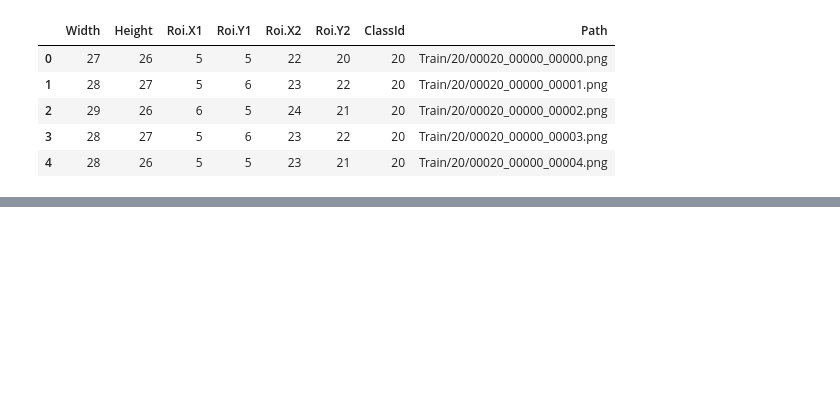
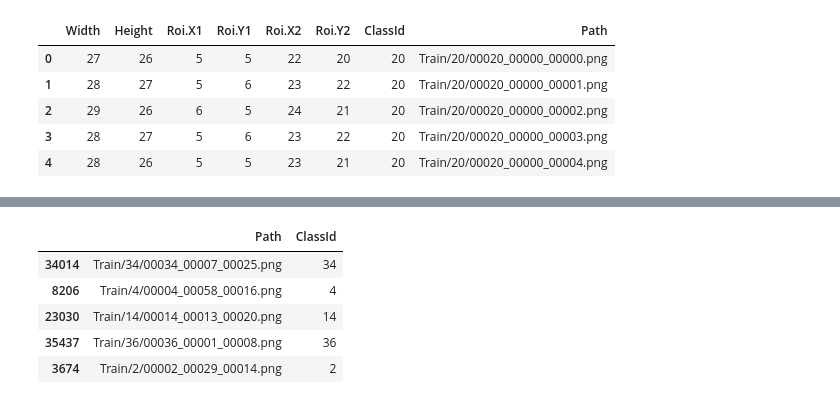
Before and after one commit to nsakib0011/ML-Projects, a Jupyter notebook: Traffic Sign Classify Using CNN.ipynb, the cells around one changed output, grey strips where cells are left out. Drawn from its saved outputs; the diff is of its cells as text; code cells hidden in the pictures; blank space fills up the shorter version.

```diff
--- a/Traffic Sign Classify Using CNN.ipynb
+++ b/Traffic Sign Classify Using CNN.ipynb
@@ -22,0 +41,12 @@ train_data.head()
+# %%
+train_data['ClassId']=train_data['ClassId'].astype('str')
+train_data = pd.concat([train_data['Path'], train_data['ClassId']], axis = 1)
+train_data = utils.shuffle(train_data)
+train_data.head()
+# %% [output]
+|  | Path | ClassId |
+| 34014 | Train/34/00034_00007_00025.png | 34 |
+| 8206 | Train/4/00004_00058_00016.png | 4 |
+| 23030 | Train/14/00014_00013_00020.png | 14 |
+| 35437 | Train/36/00036_00001_00008.png | 36 |
+| 3674 | Train/2/00002_00029_00014.png | 2 |
```
Also changed, not shown: parts of 1 cell of this notebook.
